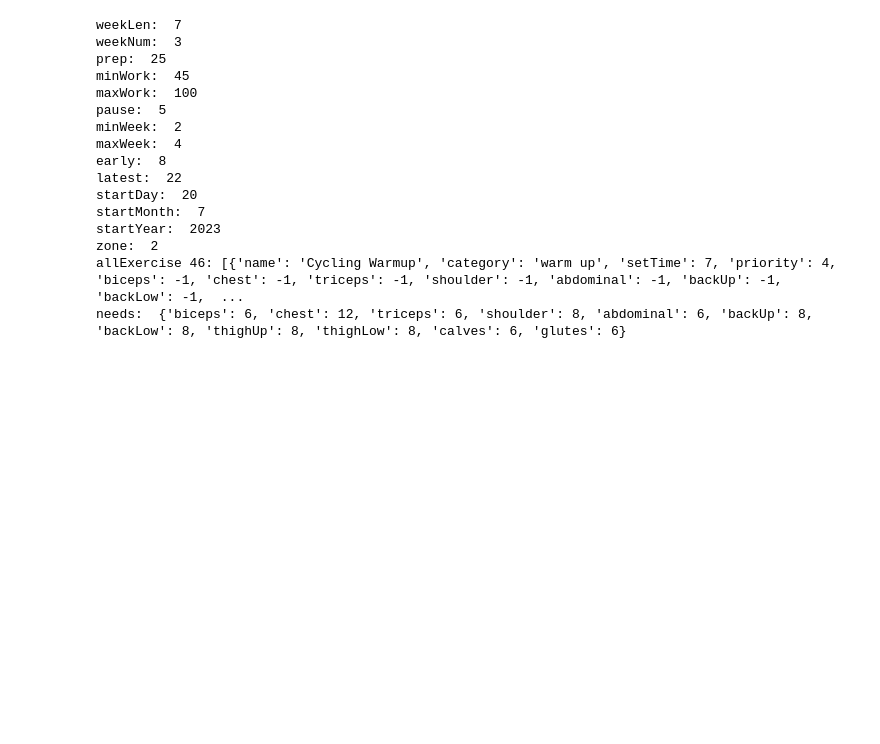
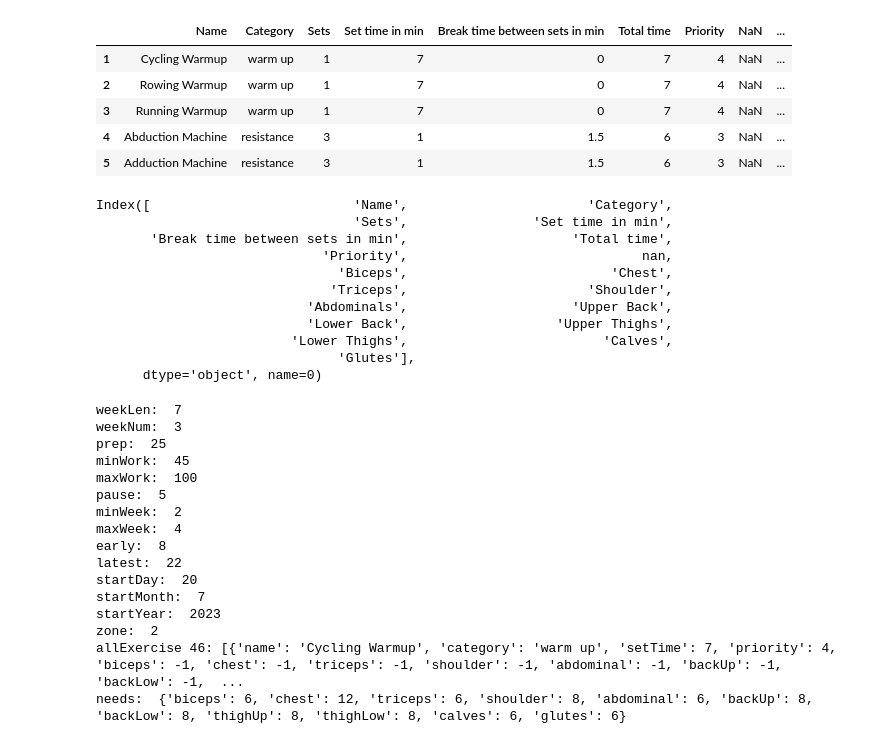
Before and after one commit to v4nderstruck/OR, a Jupyter notebook: src/POM/T3/solve.ipynb, the cells around one changed output. Drawn from its saved outputs; the diff is of its cells as text; code cells hidden in the pictures; blank space fills up the shorter version.

```diff
--- a/src/POM/T3/solve.ipynb
+++ b/src/POM/T3/solve.ipynb
@@ -1,3 +1,35 @@
+# %%
+import pandas as pd
+import numpy as np
+from IPython.display import display, HTML
+df = pd.read_excel("ex1.xlsx", sheet_name="exercises")
+df.columns = df.iloc[0] # load first row as column names
+df = df.drop(df.index[0]) # drop first row
+
+# magic row: minimum training time for each exercise
+last_row = df.iloc[-1]
+assert last_row["Name"] == "Minimum Weekly Workout Time"
+display(df.head())
+
+df.columns
+# %% [output]
+|  | Name | Category | Sets | Set time in min | Break time between sets in min | Total time | Priority | NaN | ... |
+| 1 | Cycling Warmup | warm up | 1 | 7 | 0 | 7 | 4 | NaN | ... |
+| 2 | Rowing Warmup | warm up | 1 | 7 | 0 | 7 | 4 | NaN | ... |
+| 3 | Running Warmup | warm up | 1 | 7 | 0 | 7 | 4 | NaN | ... |
+| 4 | Abduction Machine | resistance | 3 | 1 | 1.5 | 6 | 3 | NaN | ... |
+| 5 | Adduction Machine | resistance | 3 | 1 | 1.5 | 6 | 3 | NaN | ... |
+Index([                          'Name',                       'Category',
+                                 'Sets',                'Set time in min',
+       'Break time between sets in min',                     'Total time',
+                             'Priority',                              nan,
+                               'Biceps',                          'Chest',
+                              'Triceps',                       'Shoulder',
+                           'Abdominals',                     'Upper Back',
+                           'Lower Back',                   'Upper Thighs',
+                         'Lower Thighs',                         'Calves',
+                               'Glutes'],
+      dtype='object', name=0)
 # %%
 import test
 
```
Also changed, not shown: parts of 5 cells of this notebook.
